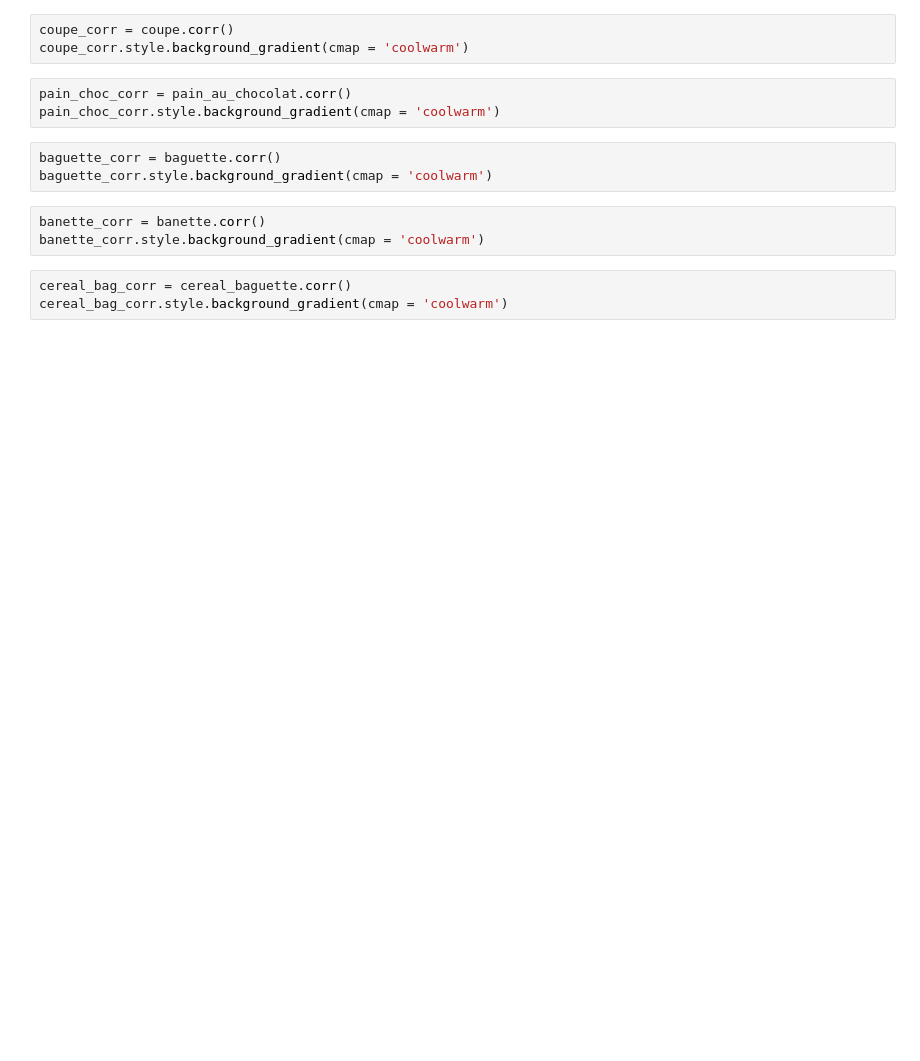
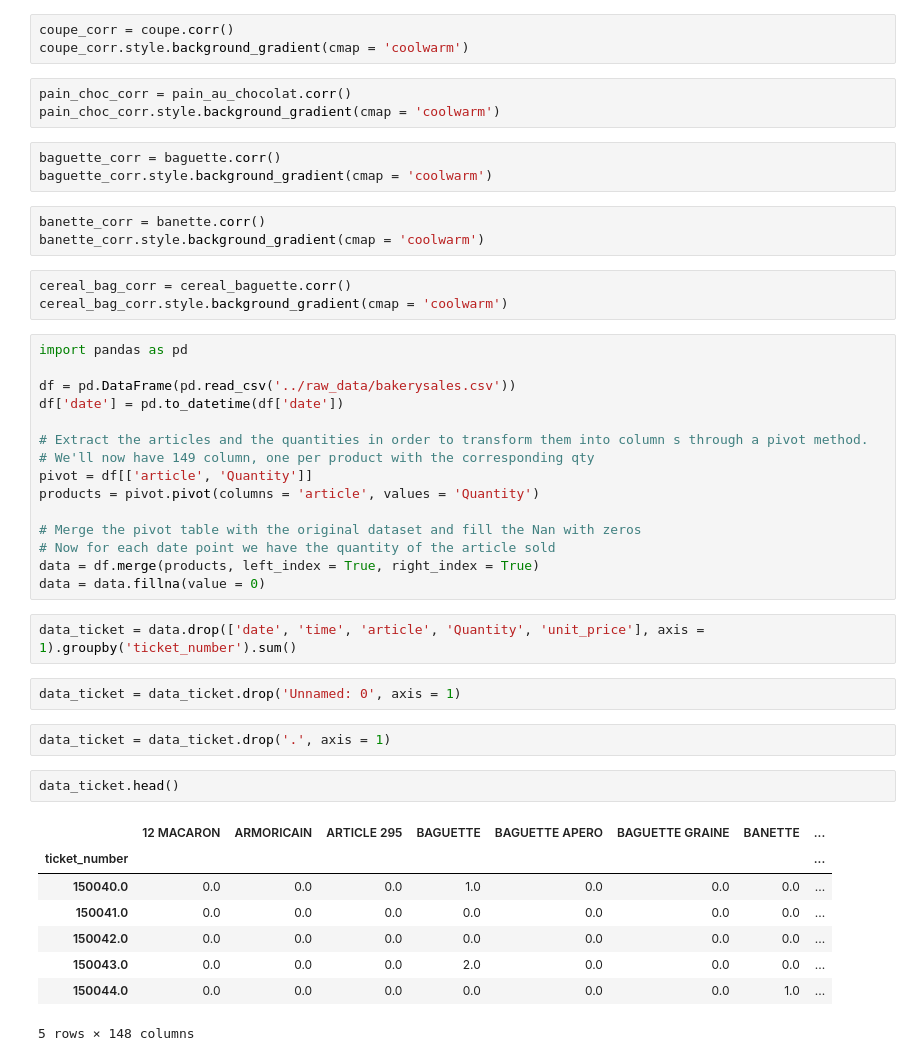
Before and after one commit to Alex5xelA/Bakery_sales_forecast, a Jupyter notebook: notebooks/correlations.ipynb, the cells around one changed output. Saved outputs shown, nothing was run; the diff lists cells and outputs as text; blank space fills up the shorter version.

```diff
--- a/notebooks/correlations.ipynb
+++ b/notebooks/correlations.ipynb
@@ -209,3 +191,35 @@ banette_corr.style.background_gradient(cmap = 'coolwarm')
 # %%
 cereal_bag_corr = cereal_baguette.corr()
 cereal_bag_corr.style.background_gradient(cmap = 'coolwarm')
+# %%
+import pandas as pd
+
+df = pd.DataFrame(pd.read_csv('../raw_data/bakerysales.csv'))
+df['date'] = pd.to_datetime(df['date'])
+
+# Extract the articles and the quantities in order to transform them into column s through a pivot method.
+# We'll now have 149 column, one per product with the corresponding qty
+pivot = df[['article', 'Quantity']]
+products = pivot.pivot(columns = 'article', values = 'Quantity')
+
+# Merge the pivot table with the original dataset and fill the Nan with zeros
+# Now for each date point we have the quantity of the article sold
+data = df.merge(products, left_index = True, right_index = True)
+data = data.fillna(value = 0)
+# %%
+data_ticket = data.drop(['date', 'time', 'article', 'Quantity', 'unit_price'], axis = 1).groupby('ticket_number').sum()
+# %%
+data_ticket = data_ticket.drop('Unnamed: 0', axis = 1)
+# %%
+data_ticket = data_ticket.drop('.', axis = 1)
+# %%
+data_ticket.head()
+# %% [output]
+|  | 12 MACARON | ARMORICAIN | ARTICLE 295 | BAGUETTE | BAGUETTE APERO | BAGUETTE GRAINE | BANETTE | ... |
+| ticket_number |  |  |  |  |  |  |  | ... |
+| 150040.0 | 0.0 | 0.0 | 0.0 | 1.0 | 0.0 | 0.0 | 0.0 | ... |
+| 150041.0 | 0.0 | 0.0 | 0.0 | 0.0 | 0.0 | 0.0 | 0.0 | ... |
+| 150042.0 | 0.0 | 0.0 | 0.0 | 0.0 | 0.0 | 0.0 | 0.0 | ... |
+| 150043.0 | 0.0 | 0.0 | 0.0 | 2.0 | 0.0 | 0.0 | 0.0 | ... |
+| 150044.0 | 0.0 | 0.0 | 0.0 | 0.0 | 0.0 | 0.0 | 1.0 | ... |
+5 rows × 148 columns
```
Also changed, not shown: parts of 2 cells of this notebook.
